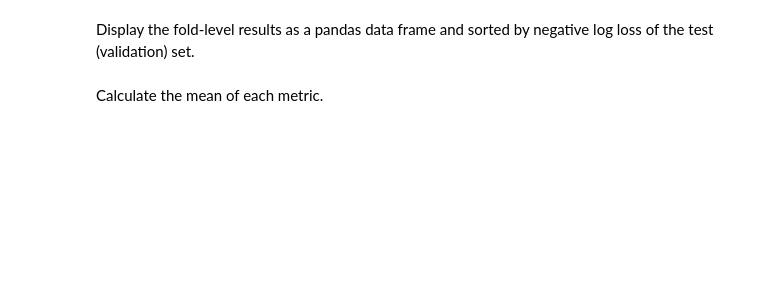
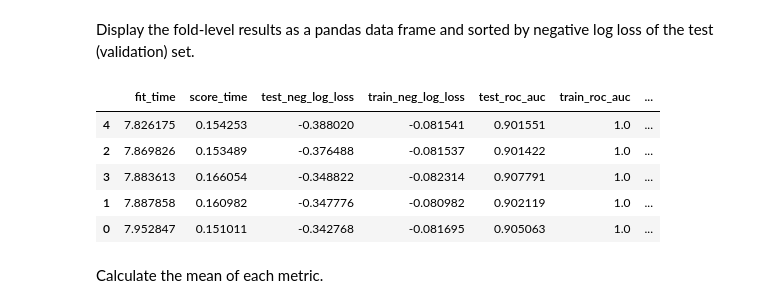
Before and after one commit to UofT-DSI/production, a Jupyter notebook: 02_activities/assignments/assignment_2.ipynb, the cells around one changed output. Drawn from its saved outputs; the diff is of its cells as text; code cells hidden in the pictures; blank space fills up the shorter version.

```diff
--- a/02_activities/assignments/assignment_2.ipynb
+++ b/02_activities/assignments/assignment_2.ipynb
@@ -63,3 +78,27 @@ Create a [Column Transformer](https://scikit-learn.org/stable/modules/generated/
 The column transformer should look like this:
 
 ![](./images/assignment_2__column_transformer.png)
+# %%
+from sklearn.pipeline import Pipeline
+from sklearn.preprocessing import StandardScaler, RobustScaler
+from sklearn.tree import DecisionTreeClassifier
+from sklearn.preprocessing import OneHotEncoder
+from sklearn.impute import SimpleImputer, KNNImputer
+from sklearn.compose import ColumnTransformer
+
+numerical_columns = adult_dt.select_dtypes(include = ['int', 'float']).columns.to_list()
+categorical_columns = adult_dt.select_dtypes(include=['object']).columns.to_list()
+numerical_columns.remove('income')
+
+numerical_pipeline = Pipeline([('KNNimputer', KNNImputer(n_neighbors=7, weights='distance')),
+                               ('Robustscaler', RobustScaler())])
+
+categorical_pipeline = Pipeline([('SimpleImputer', SimpleImputer(strategy= 'most_frequent')),
+                                 ('OneHotEncoder', OneHotEncoder(handle_unknown='ignore'))])
+
+columnTransformer = ColumnTransformer([('num_transforms', numerical_pipeline, numerical_columns),
+                                      ('cat_transforms', categorical_pipeline, categorical_columns)])
+print(categorical_columns)
+print(numerical_columns)
+
+columnTransformer
@@ -74,3 +133,9 @@ Create a [model pipeline](https://scikit-learn.org/stable/modules/generated/skle
 The pipeline looks like this:
 
 ![](./images/assignment_2__pipeline.png)
+# %%
+from sklearn.ensemble import RandomForestClassifier
+
+pipeline = Pipeline([('preprocessing',columnTransformer),
+                     ('classifier', RandomForestClassifier())])
+pipeline
@@ -82,3 +165,10 @@ Evaluate the model pipeline using [`cross_validate()`](https://scikit-learn.org/
 + Measure the following [preformance metrics](https://scikit-learn.org/stable/modules/model_evaluation.html#common-cases-predefined-values): negative log loss, ROC AUC, accuracy, and balanced accuracy.
 + Report the training and validation results.
 + Use five folds.
+# %%
+
+from sklearn.model_selection import cross_validate
+
+crossValidate = cross_validate(pipeline, X_train, Y_train, cv=5, scoring=['neg_log_loss', 'roc_auc', 'accuracy', 'balanced_accuracy'], return_train_score = True)
+
+crossValidate
@@ -85,4 +186,16 @@ Evaluate the model pipeline using [`cross_validate()`](https://scikit-learn.org/
 # %% [markdown]
 Display the fold-level results as a pandas data frame and sorted by negative log loss of the test (validation) set.
+# %%
+pd_results = pd.DataFrame(crossValidate)
+# pd_results.head()
+pd_results_sorted = pd_results.sort_values(by = 'test_neg_log_loss',ascending=True)
+pd_results_sorted.head()
+# %% [output]
+|  | fit_time | score_time | test_neg_log_loss | train_neg_log_loss | test_roc_auc | train_roc_auc | ... |
+| 4 | 7.826175 | 0.154253 | -0.388020 | -0.081541 | 0.901551 | 1.0 | ... |
+| 2 | 7.869826 | 0.153489 | -0.376488 | -0.081537 | 0.901422 | 1.0 | ... |
+| 3 | 7.883613 | 0.166054 | -0.348822 | -0.082314 | 0.907791 | 1.0 | ... |
+| 1 | 7.887858 | 0.160982 | -0.347776 | -0.080982 | 0.902119 | 1.0 | ... |
+| 0 | 7.952847 | 0.151011 | -0.342768 | -0.081695 | 0.905063 | 1.0 | ... |
 # %% [markdown]
 Calculate the mean of each metric.
```
Also changed, not shown: parts of 9 cells of this notebook.
